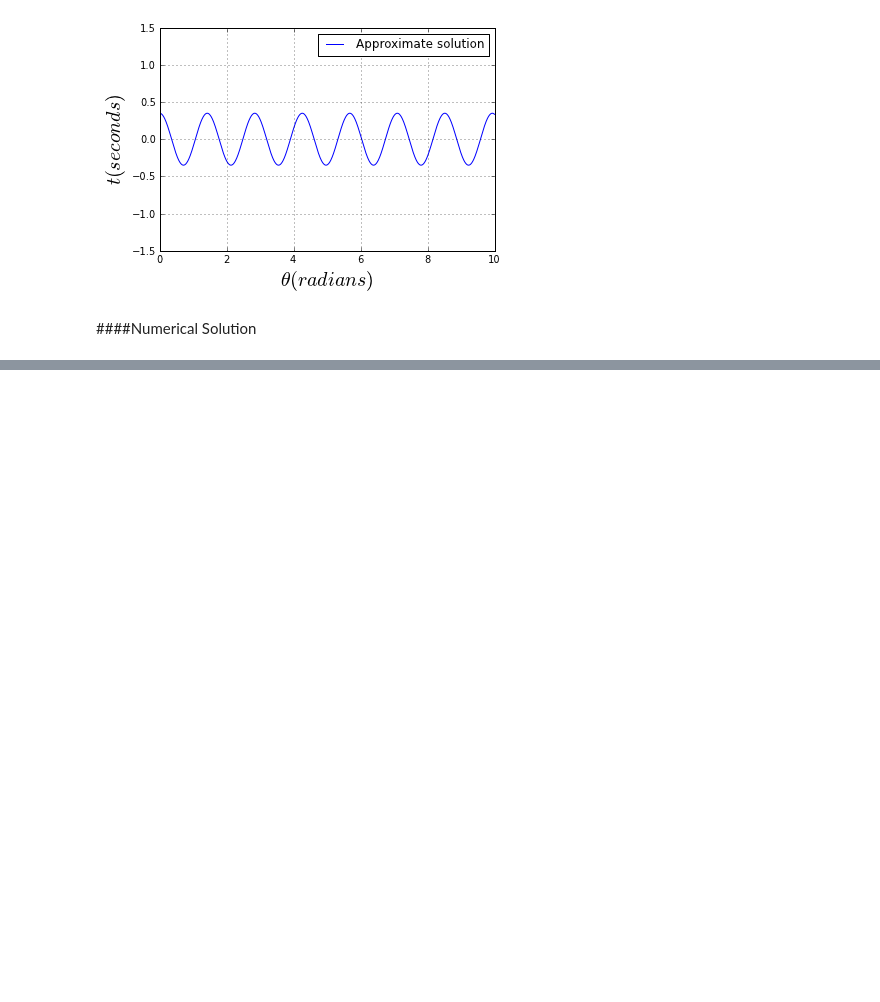
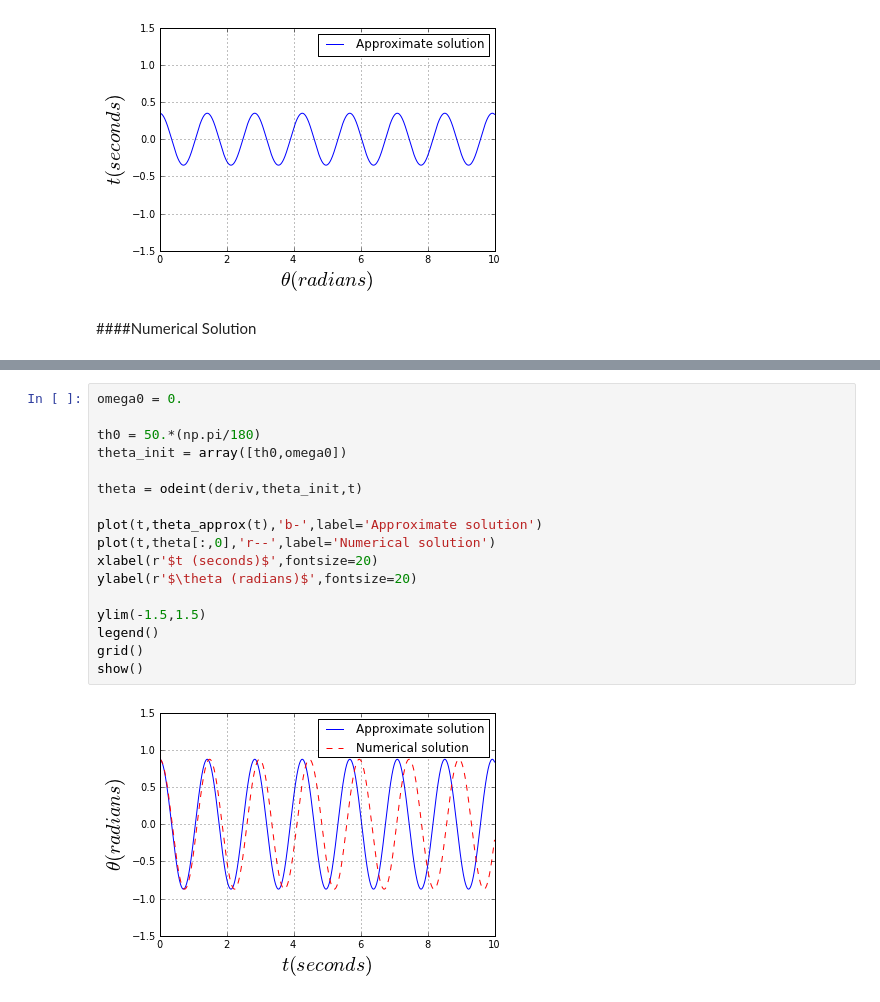
Before and after one commit to kbouch/PHYS202-S13, a Jupyter notebook: Week7/TuesdayNotes.ipynb, the cells around one changed output, grey strips where cells are left out. Cells and saved outputs as stored; diff of their text form; blank space fills up the shorter version.

```diff
--- a/Week7/TuesdayNotes.ipynb
+++ b/Week7/TuesdayNotes.ipynb
@@ -60,0 +79,19 @@ The first element is the time. the second element contains theta and omega at th
+# %%
+omega0 = 0.
+
+th0 = 50.*(np.pi/180)
+theta_init = array([th0,omega0])
+
+theta = odeint(deriv,theta_init,t)
+
+plot(t,theta_approx(t),'b-',label='Approximate solution')
+plot(t,theta[:,0],'r--',label='Numerical solution')
+xlabel(r'$t (seconds)$',fontsize=20)
+ylabel(r'$\theta (radians)$',fontsize=20)
+
+ylim(-1.5,1.5)
+legend()
+grid()
+show()
+# %% [output]
+[figure, added]
```
Also changed, not shown: parts of 16 cells of this notebook.
